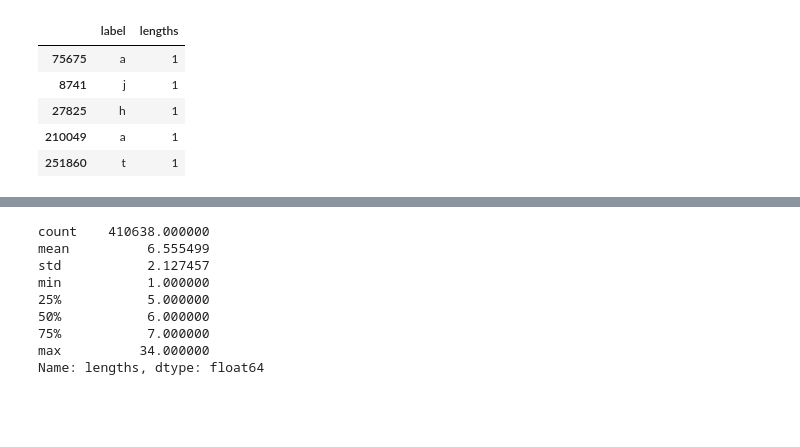
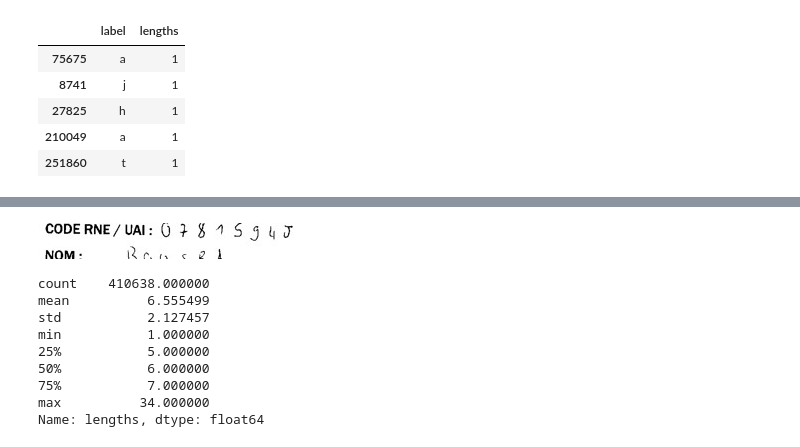
Before and after one commit to faraz-g/handwriting-recognition, a Jupyter notebook: notebooks/text analysis.ipynb, the cells around one changed output, grey strips where cells are left out. Drawn from its saved outputs; the diff is of its cells as text; code cells hidden in the pictures; blank space fills up the shorter version.

```diff
--- a/notebooks/text analysis.ipynb
+++ b/notebooks/text analysis.ipynb
@@ -139,3 +162,8 @@ sdf.sort_values(['lengths'],ascending=False)[-6:-1]
+# %%
+from IPython.display import Image as show_im
+show_im(get_dataset_folder_path() / "raw" / "test" / "TEST_8807.jpg")
+# %% [output]
+[figure, added]
 # %%
 sdf['lengths'].describe()
 # %% [output]
```
Also changed, not shown: parts of 3 cells of this notebook.
